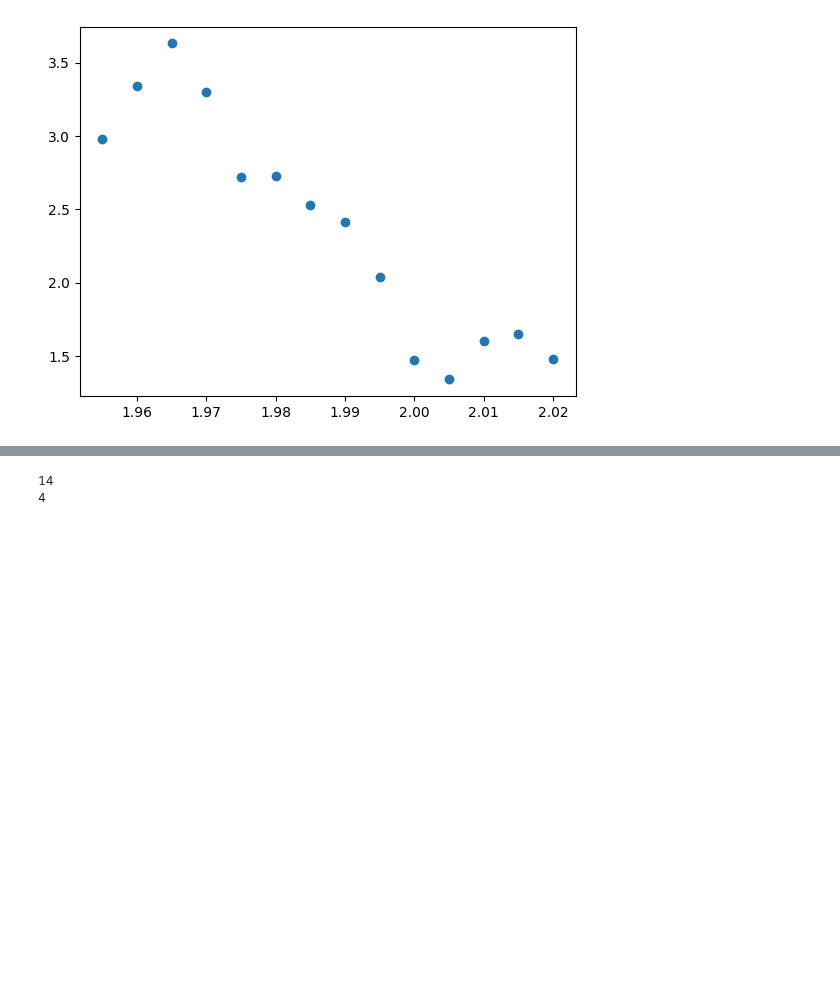
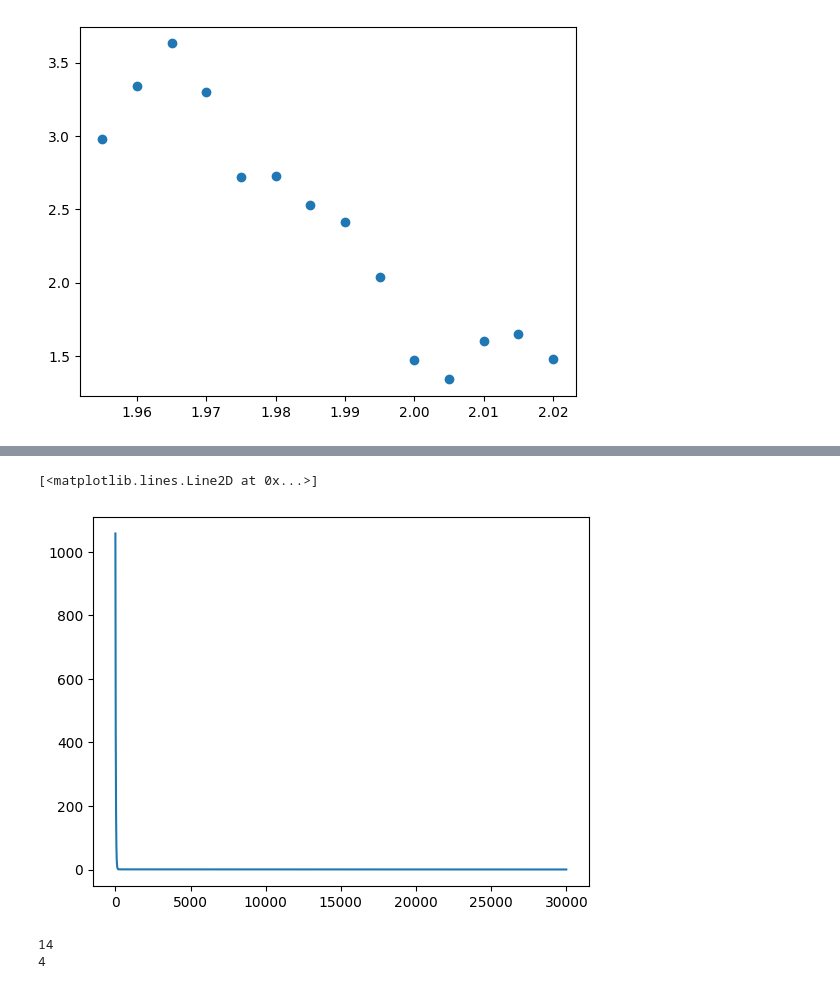
Before and after one commit to Bahrombekk/data, a Jupyter notebook: LINEAR_REGRESSION_TEST.ipynb, the cells around one changed output, grey strips where cells are left out. Cells and saved outputs as stored; diff of their text form; code cells hidden in the pictures; blank space fills up the shorter version.

```diff
--- a/LINEAR_REGRESSION_TEST.ipynb
+++ b/LINEAR_REGRESSION_TEST.ipynb
@@ -184,3 +194,8 @@ plt.scatter(x2,y_hat,c="r")
+# %%
+plt.plot(loss_data)
+# %% [output]
+[<matplotlib.lines.Line2D at 0x...>]
+[figure, added]
 # %%
 t=0.3
 test_x2,test_y2=x2[:int(len(x2)*t)],y2[:int(len(y2)*t)]
```
Also changed, not shown: parts of 16 cells of this notebook.
